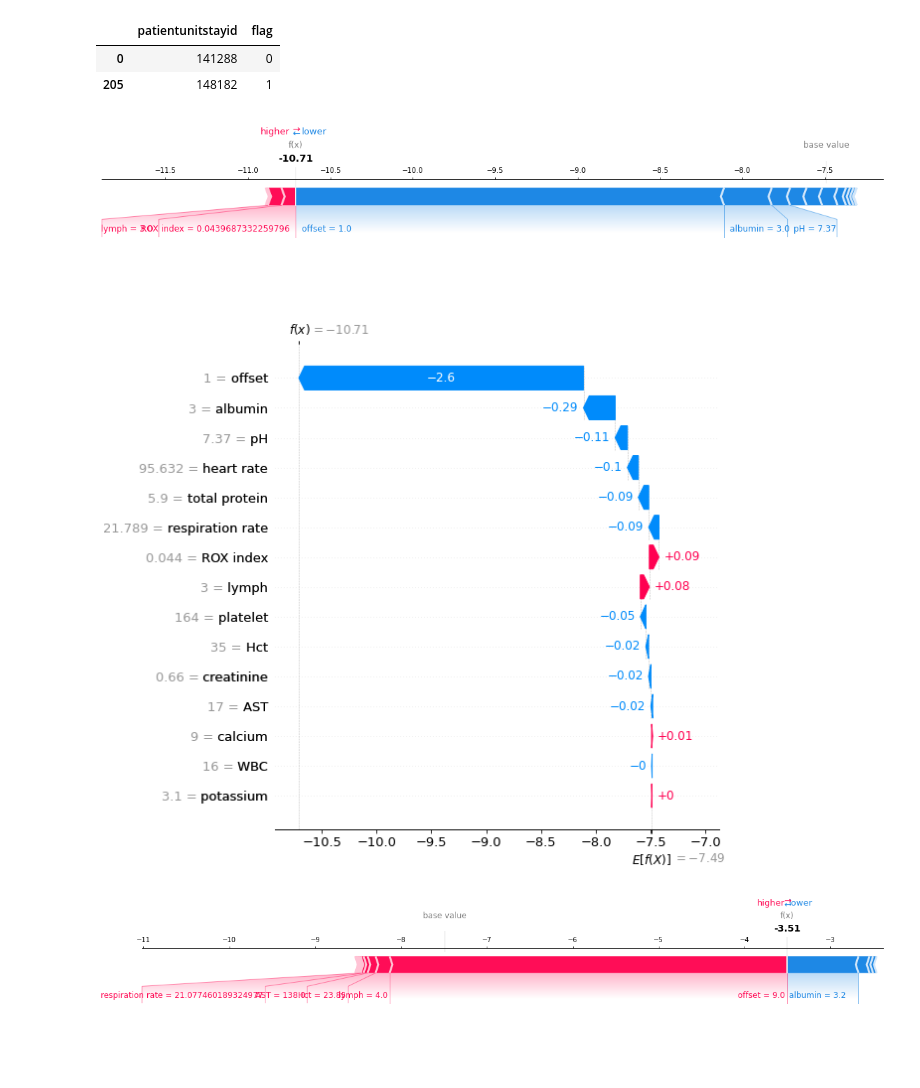
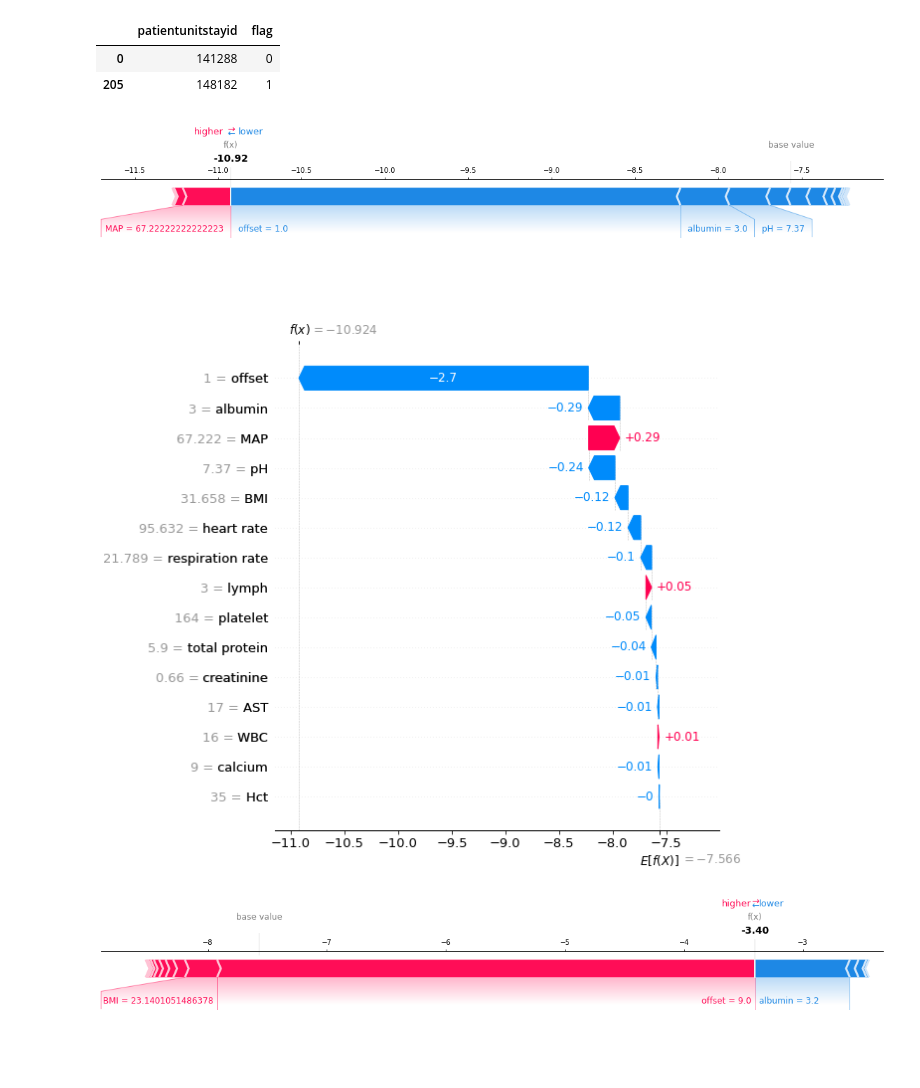
Before and after one commit to zEuler1027/ML_PICS, a Jupyter notebook: model_eicu_compact.ipynb, the cells around one changed output. Drawn from its saved outputs; the diff is of its cells as text; code cells hidden in the pictures.

Commit message:
update models and save images

```diff
--- a/model_eicu_compact.ipynb
+++ b/model_eicu_compact.ipynb
@@ -24,15 +24,15 @@ COMPACT_COLUMNS = [
     'heart rate',
     'respiration rate',
     'total protein',
+    'Hct',
+    'creatinine',
     'pH',
-    'creatinine',
-    'Hct',
-    'ROX index',
     'calcium',
+    'WBC',
+    'BMI',
     'AST',
-    'WBC',
     'platelet',
-    'potassium',
+    'MAP',
 ]
 
 CATEGORICAL_COLUMNS_COMPACT = list(
@@ -212,22 +215,23 @@ shap.plots.force(
     # link='logit',
 )
 # %% [output]
-[figure, old version]
+[figure, new version]
 # %%
 shap.plots.waterfall(
     shap_values[0],
     max_display=99,
 )
 # %% [output]
-[figure, old version]
+[figure, new version]
 # %%
 shap.plots.force(
     shap_values[205],
     matplotlib=True,
+    contribution_threshold=0.15,
     # link='logit',
 )
 # %% [output]
-[figure, old version]
+[figure, new version]
 # %%
 shap.plots.waterfall(
     shap_values[205],
```
Also changed, not shown: parts of 6 cells of this notebook, 11 other files.
